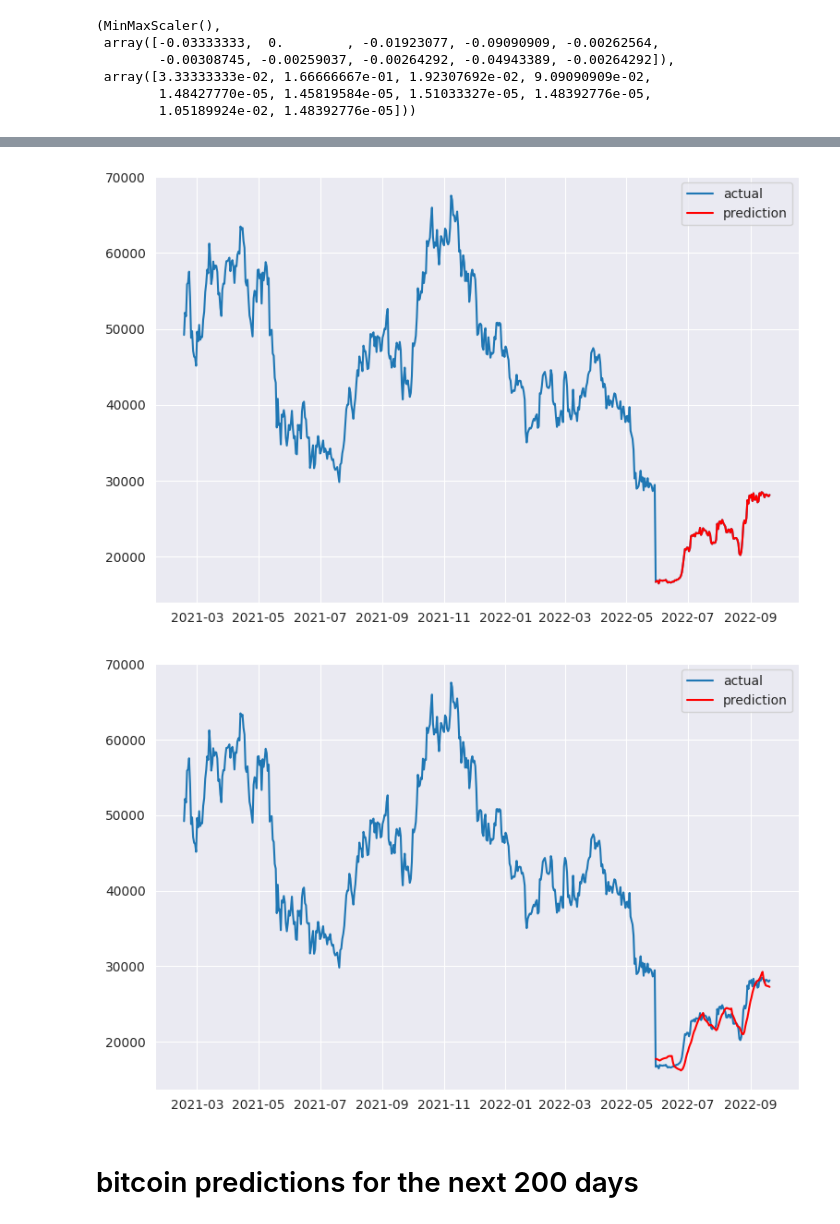
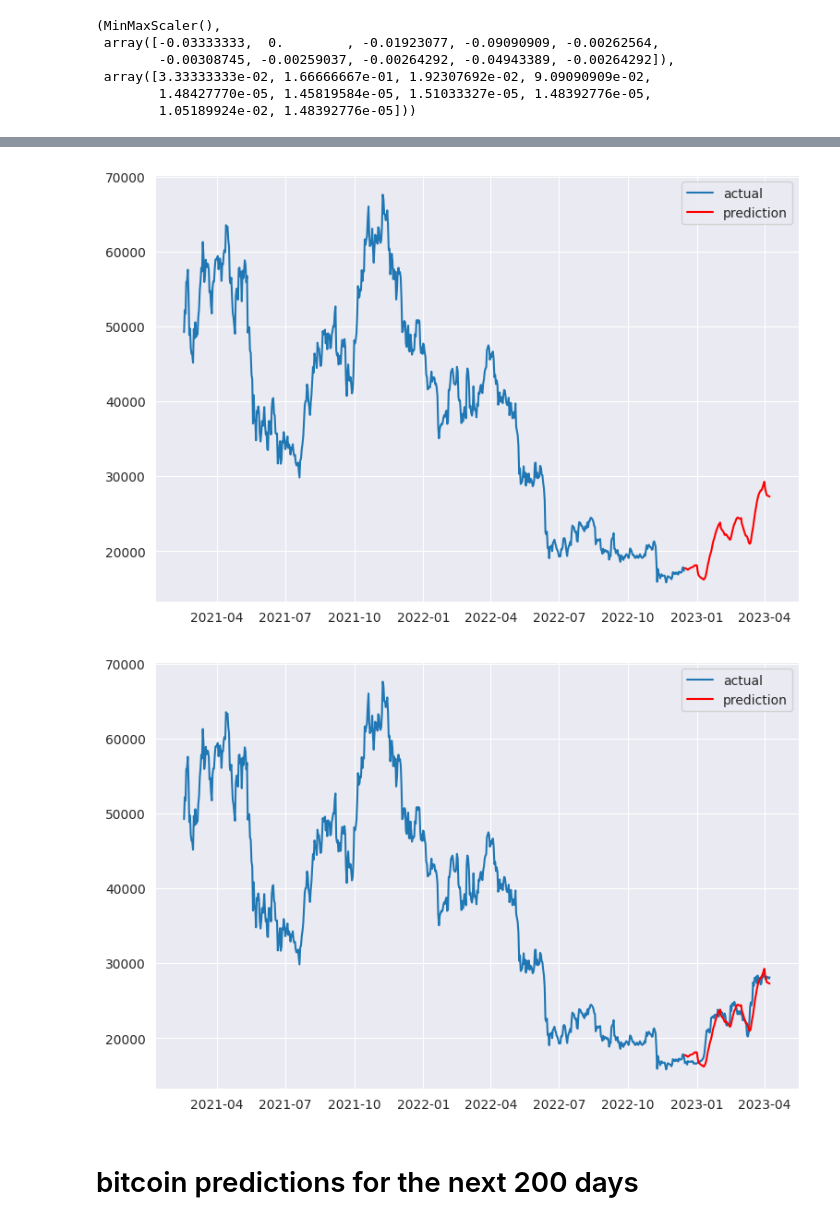
Before and after one commit to amine759/Bitcoin-Forecasting, a Jupyter notebook: LSTM_btc_forecasting.ipynb, the cells around one changed output, grey strips where cells are left out. Saved outputs shown, nothing was run; the diff lists cells and outputs as text; code cells hidden in the pictures.

Commit message:
explore predictions

```diff
--- a/LSTM_btc_forecasting.ipynb
+++ b/LSTM_btc_forecasting.ipynb
@@ -753,13 +777,10 @@ def model_evaluation(model,input_data):
         predictions_seq.append(predictions)
   return predictions_seq
 # %%
-def predictions_preprocess(list_predictions,input_data):
+def predictions_preprocess(list_predictions,input_data:pd.DataFrame):
   predictions = pd.Series(data=np.concatenate(list_predictions))
   predictions_df = pd.DataFrame(data={'predicted_close':predictions})
-
-  data_target = input_data['close']
-  data_target=data_target[200:].reset_index() # predictions start after the first sequence
-  data_target.drop(["index"],axis=1,inplace=True)
+  data_target = input_data[['close']]
   return predictions_df,data_target
 # %%
 import seaborn as sns
@@ -772,7 +793,7 @@ def explore_predictions(predict,test_targets):
     plt.legend()
     plt.show()
 # %%
-def descale_transform(predictions_df,target_df,scaler):
+def descale_transform(predictions_df:pd.DataFrame,target_df:pd.DataFrame,scaler) :
   descaler = MinMaxScaler()
   descaler.min_, descaler.scale_ = scaler.min_[-1], scaler.scale_[-1] #get the corresponding values for close (last feature)
 
@@ -798,15 +819,15 @@ Scaler, Scaler.min_ , Scaler.scale_ # these are unscaled minimum and scaling val
         1.48427770e-05, 1.45819584e-05, 1.51033327e-05, 1.48392776e-05,
         1.05189924e-02, 1.48392776e-05]))
 # %%
-def reformat_data(pred,target,data_origin): # reformat data for plotting
-  data_origin.reset_index(inplace=True)
-  data_origin = data_origin.drop('Date',axis=1)
+def reformat_data(pred:pd.DataFrame, target:pd.DataFrame, data_origin:pd.DataFrame): # reformat data for plotting
+  data_origin = data_origin.reset_index()
+  target= target.reset_index().drop('index',axis=1) # must reset indexes to pass a timestamp col
   pred_descaled, target_descaled = descale_transform(pred,target,Scaler)
 
-  pred_descaled['dates'] = data_origin['dates_features']
   target_descaled['dates'] = data_origin['dates_features']
-  pred_descaled['dates'] = pd.to_datetime(pred_descaled['dates'])
-  target_descaled['dates'] = pd.to_datetime(target_descaled['dates'])
+
+  predictions_df = data_origin['dates_features'][200:].reset_index() # predictions start after first sequence
+  pred_descaled['dates'] = pd.to_datetime(predictions_df['dates_features'])
   target_descaled.set_index('dates',inplace=True)
   pred_descaled.set_index('dates',inplace=True)
 
@@ -843,33 +868,18 @@ explore_predictions(predictions_valid,valid_target)
 # %%
-def extrapolate1(actual1,pred):
+def extrapolate(actual1,actual2,pred):
     plt.figure(figsize=(9,6))
     sns.set_style("darkgrid")
     # Plot the predictions against the actual values
-    actual1 = actual1[['close']]
-    #actual1.rename(columns={"Close":"close"},inplace=True)
-    actual = pd.concat([actual1,pred])
+    actual = pd.concat([actual1['Close'],actual2['close']])
     plt.plot(actual, label='actual')
     plt.plot(pred, label='prediction',color="red")
     plt.legend()
     plt.show()
-extrapolate1(testing_data,valid_target)
+extrapolate(testing_data,valid_target[:200],predictions_valid)
+extrapolate(testing_data,valid_target,predictions_valid)
 # %% [output]
-[figure, old version]
+[figure, new version]
+[figure, added]
-# %%
-def extrapolate(actual1,actual2,pred):
-    plt.figure(figsize=(9,6))
-    sns.set_style("darkgrid")
-    # Plot the predictions against the actual values
-    actual1 = actual1[['close']]
-    #actual1.rename(columns={"Close":"close"},inplace=True)
-    actual = pd.concat([actual1,actual2])
-    plt.plot(actual, label='actual')
-    plt.plot(pred, label='prediction',color="red")
-    plt.legend()
-    plt.show()
-extrapolate(testing_data,valid_target,predictions_valid)
-# %% [output]
-[figure, removed]
 # %% [markdown]
 # bitcoin predictions for the next 200 days
 # %%
```
Also changed, not shown: parts of 16 cells of this notebook.
